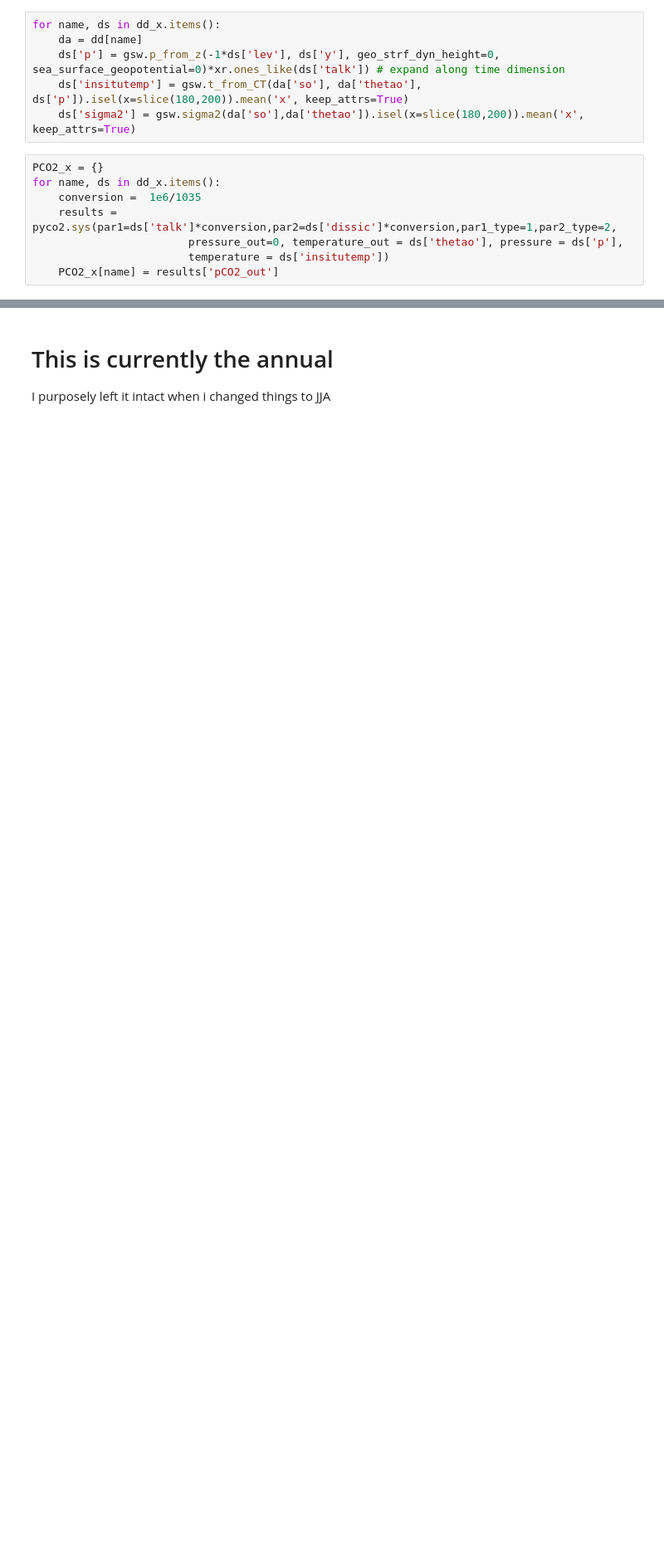
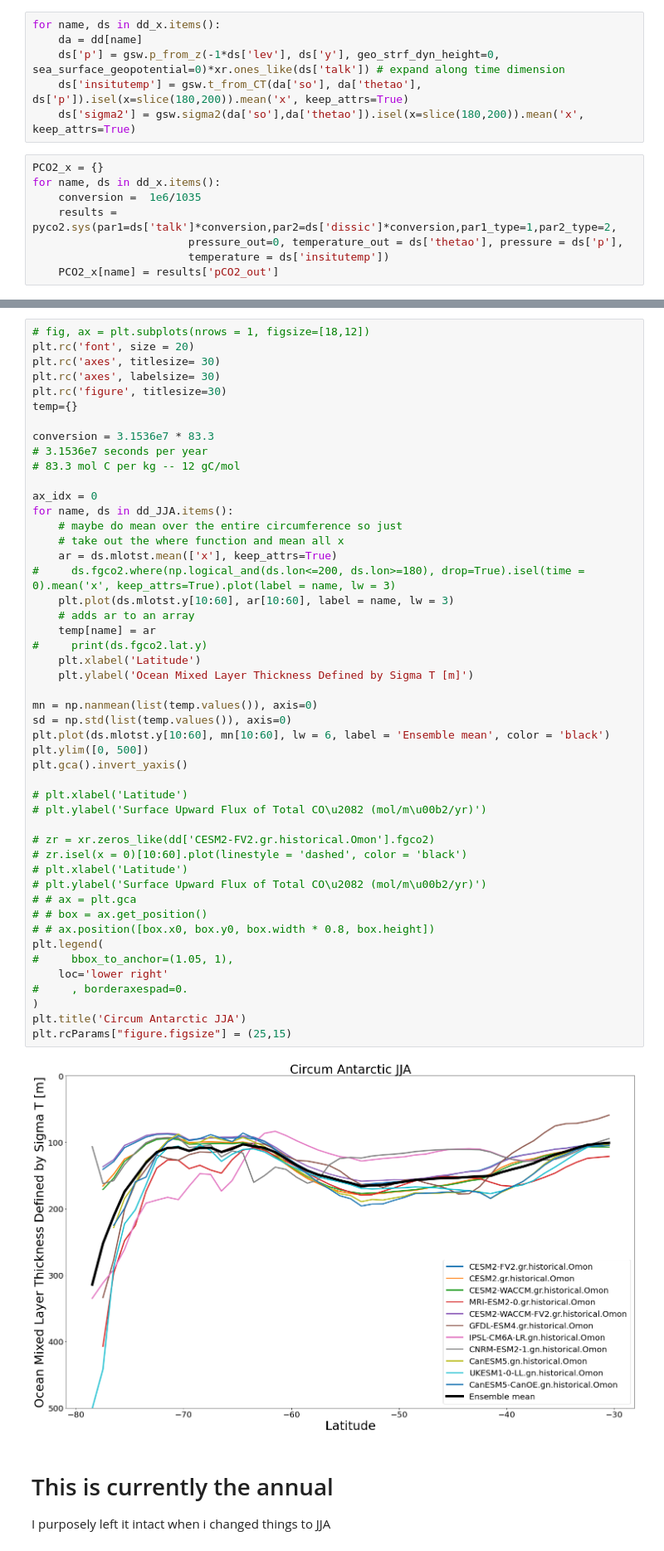
Before and after one commit to gmacgilchrist/seniorthesis, a Jupyter notebook: notebooks/mixedlayerdepth_mlotst.ipynb, the cells around one changed output, grey strips where cells are left out. Shown at 83% size. Saved outputs shown, nothing was run; the diff lists cells and outputs as text; blank space fills up the shorter version.

```diff
--- a/notebooks/mixedlayerdepth_mlotst.ipynb
+++ b/notebooks/mixedlayerdepth_mlotst.ipynb
@@ -359,3 +369,53 @@ plt.rcParams["figure.figsize"] = (25,15)
+# %%
+# fig, ax = plt.subplots(nrows = 1, figsize=[18,12])
+plt.rc('font', size = 20)
+plt.rc('axes', titlesize= 30)
+plt.rc('axes', labelsize= 30)
+plt.rc('figure', titlesize=30)
+temp={}
+
+conversion = 3.1536e7 * 83.3
+# 3.1536e7 seconds per year
+# 83.3 mol C per kg -- 12 gC/mol
+
+ax_idx = 0
+for name, ds in dd_JJA.items():
+    # maybe do mean over the entire circumference so just
+    # take out the where function and mean all x
+    ar = ds.mlotst.mean(['x'], keep_attrs=True)
+#     ds.fgco2.where(np.logical_and(ds.lon<=200, ds.lon>=180), drop=True).isel(time = 0).mean('x', keep_attrs=True).plot(label = name, lw = 3)
+    plt.plot(ds.mlotst.y[10:60], ar[10:60], label = name, lw = 3)
+    # adds ar to an array
+    temp[name] = ar
+#     print(ds.fgco2.lat.y)
+    plt.xlabel('Latitude')
+    plt.ylabel('Ocean Mixed Layer Thickness Defined by Sigma T [m]')
+
+mn = np.nanmean(list(temp.values()), axis=0)
+sd = np.std(list(temp.values()), axis=0)
+plt.plot(ds.mlotst.y[10:60], mn[10:60], lw = 6, label = 'Ensemble mean', color = 'black')
+plt.ylim([0, 500])
+plt.gca().invert_yaxis()
+
+# plt.xlabel('Latitude')
+# plt.ylabel('Surface Upward Flux of Total CO\u2082 (mol/m\u00b2/yr)')
+
+# zr = xr.zeros_like(dd['CESM2-FV2.gr.historical.Omon'].fgco2)
+# zr.isel(x = 0)[10:60].plot(linestyle = 'dashed', color = 'black')
+# plt.xlabel('Latitude')
+# plt.ylabel('Surface Upward Flux of Total CO\u2082 (mol/m\u00b2/yr)')
+# # ax = plt.gca
+# # box = ax.get_position()
+# # ax.position([box.x0, box.y0, box.width * 0.8, box.height])
+plt.legend(
+#     bbox_to_anchor=(1.05, 1),
+    loc='lower right'
+#     , borderaxespad=0.
+)
+plt.title('Circum Antarctic JJA')
+plt.rcParams["figure.figsize"] = (25,15)
+# %% [output]
+[figure, added]
 # %% [markdown]
 # This is currently the annual
 I purposely left it intact when i changed things to JJA
```
Also changed, not shown: parts of 4 cells of this notebook.
